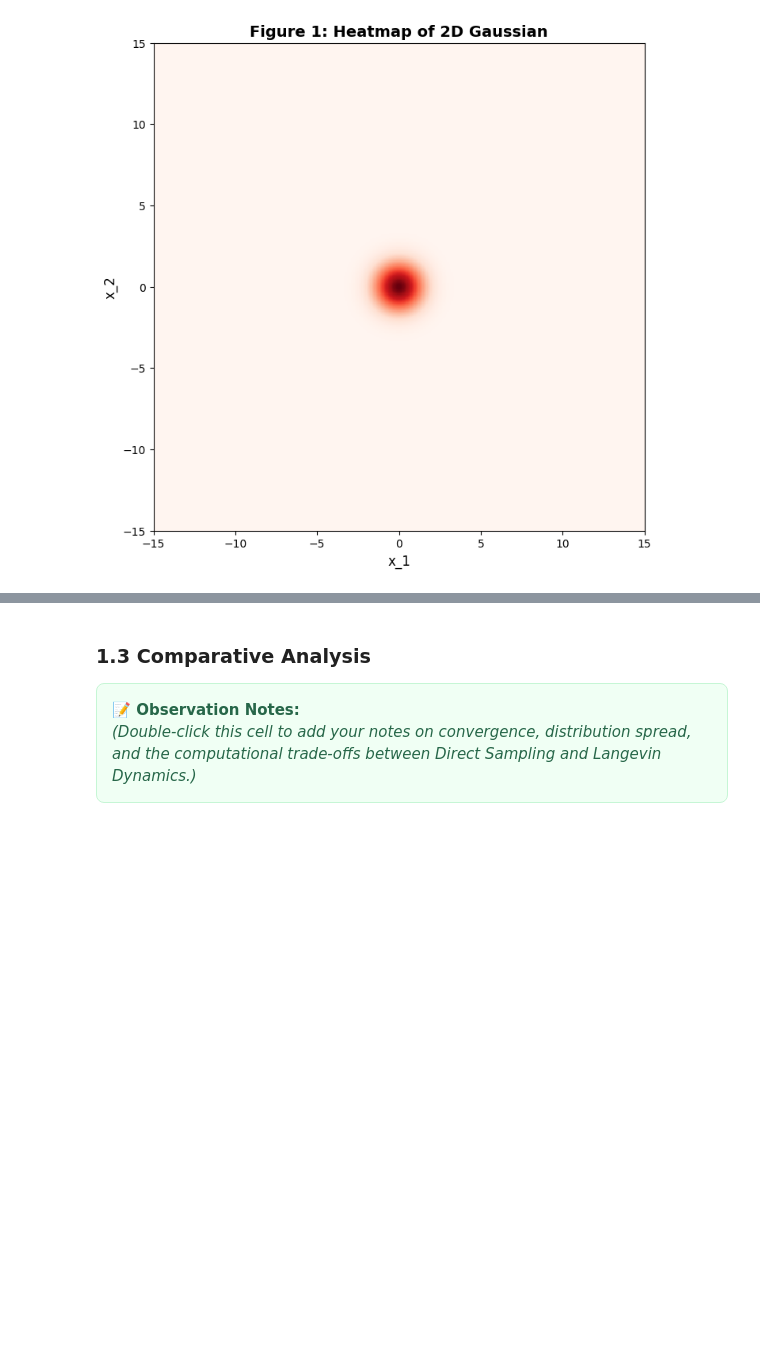
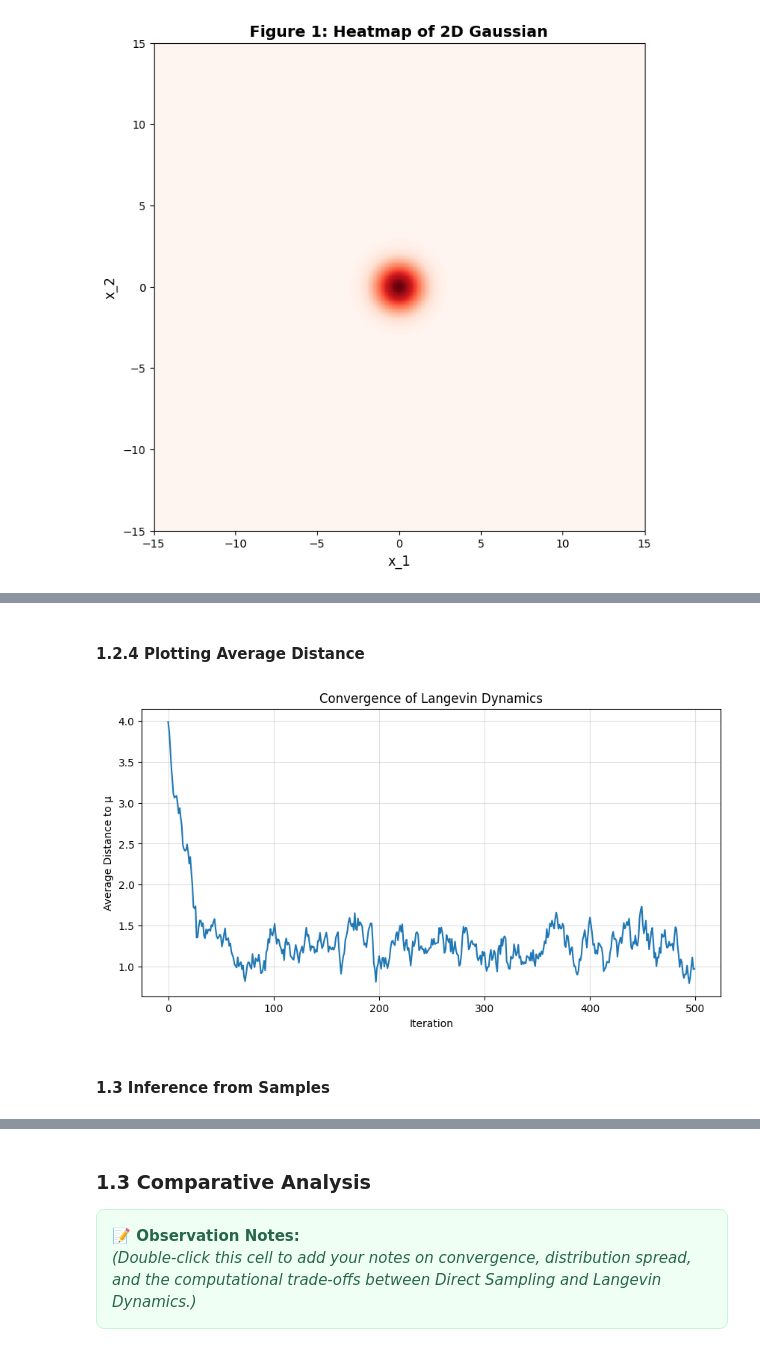
Before and after one commit to Parsa-Saeednia/UT-DataScience-Spring2026, a Jupyter notebook: Assignments/CA1/implementation.ipynb, the cells around one changed output, grey strips where cells are left out. Saved outputs shown, nothing was run; the diff lists cells and outputs as text; code cells hidden in the pictures; blank space fills up the shorter version.

```diff
--- a/Assignments/CA1/implementation.ipynb
+++ b/Assignments/CA1/implementation.ipynb
@@ -84,0 +160,18 @@ plt.show()
+# %% [markdown]
+#### 1.2.4 Plotting Average Distance
+# %%
+distances = np.linalg.norm(trajectories - mu, axis=2)
+mean_distances = np.mean(distances, axis=1)
+
+plt.figure(figsize=(10, 5))
+plt.plot(mean_distances, color='tab:blue')
+plt.xlabel('Iteration')
+plt.ylabel(f'Average Distance to \u03bc')
+plt.title('Convergence of Langevin Dynamics')
+plt.grid(True, alpha=0.4)
+plt.savefig('latex/assets/images/figure4_convergence_of_langevin_samples.png', dpi=300, bbox_inches='tight')
+plt.show()
+# %% [output]
+[figure, added]
+# %% [markdown]
+#### 1.3 Inference from Samples
```
Also changed, not shown: parts of 9 cells of this notebook, 5 other files.
